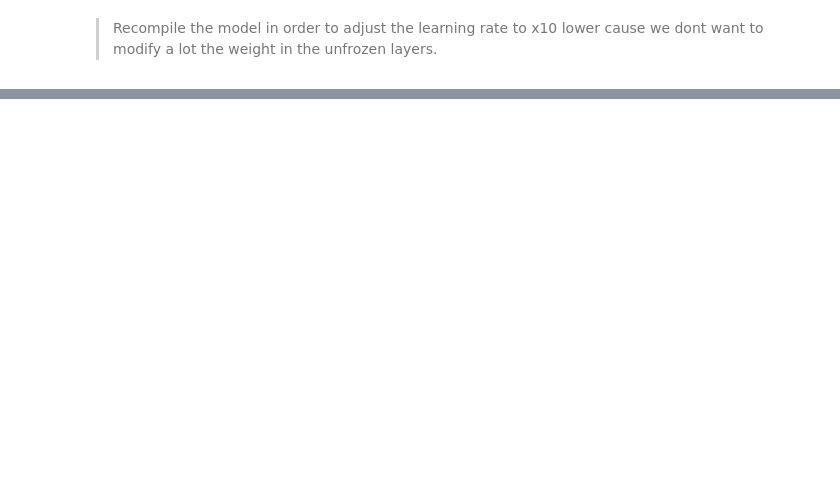
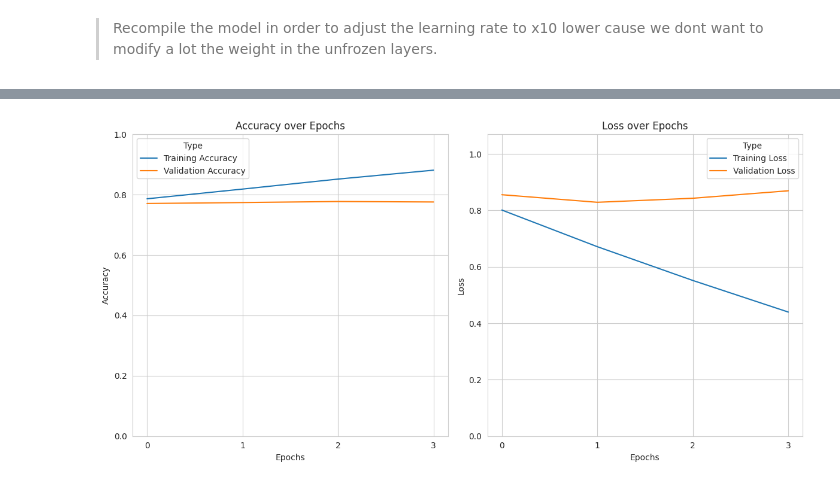
Before and after one commit to konstantinosmpouros/Jupyter_notebook, a Jupyter notebook: Food Vision 101/The food vision 101 project.ipynb, the cells around one changed output, grey strips where cells are left out. Saved outputs shown, nothing was run; the diff lists cells and outputs as text; code cells hidden in the pictures; blank space fills up the shorter version.

```diff
--- a/Food Vision 101/The food vision 101 project.ipynb
+++ b/Food Vision 101/The food vision 101 project.ipynb
@@ -557,0 +619,2 @@ plot_loss_accuracy_curves(fine_tune_history)
+# %%
+model_ft_l20_f20 = tf.keras.models.load_model(base_model_path)
@@ -557,0 +625,14 @@ plot_loss_accuracy_curves(fine_tune_history)
+# %%
+# Freeze all layers in efficient net model.
+model_ft_l20_f20.layers[1].trainable = True
+
+# Unfreeze the first and last 20 layers
+for layer in model_ft_l20_f20.layers[1].layers[20:-20]:
+    layer.trainable = False
+
+count = 0
+for layer in model_ft_l20_f20.layers[1].layers:
+    if layer.trainable:
+        count += 1
+
+print(f'Number of layers that are trainable in {model_name} model: {count}')
@@ -557,0 +661,13 @@ plot_loss_accuracy_curves(fine_tune_history)
+# %%
+model_ft_l20_f20.compile(loss='sparse_categorical_crossentropy',
+                     optimizer=tf.keras.optimizers.Adam(0.0001), # 10x lower learning rate than the default
+                     metrics=['accuracy']
+                     )
+# %%
+fine_tune_l20_f20_history = model_ft_l20_f20.fit(train_data,
+                                                 epochs=4,
+                                                 steps_per_epoch=len(train_data),
+                                                 validation_data=test_data,
+                                                 validation_steps=int(0.15 * len(test_data)),
+                                                 callbacks=[early_stopping, reduce_lr]
+                                                )
@@ -557,0 +684,4 @@ plot_loss_accuracy_curves(fine_tune_history)
+# %%
+plot_loss_accuracy_curves(fine_tune_l20_f20_history)
+# %% [output]
+[figure, added]
```
Also changed, not shown: parts of 60 cells of this notebook, 8 other files.
